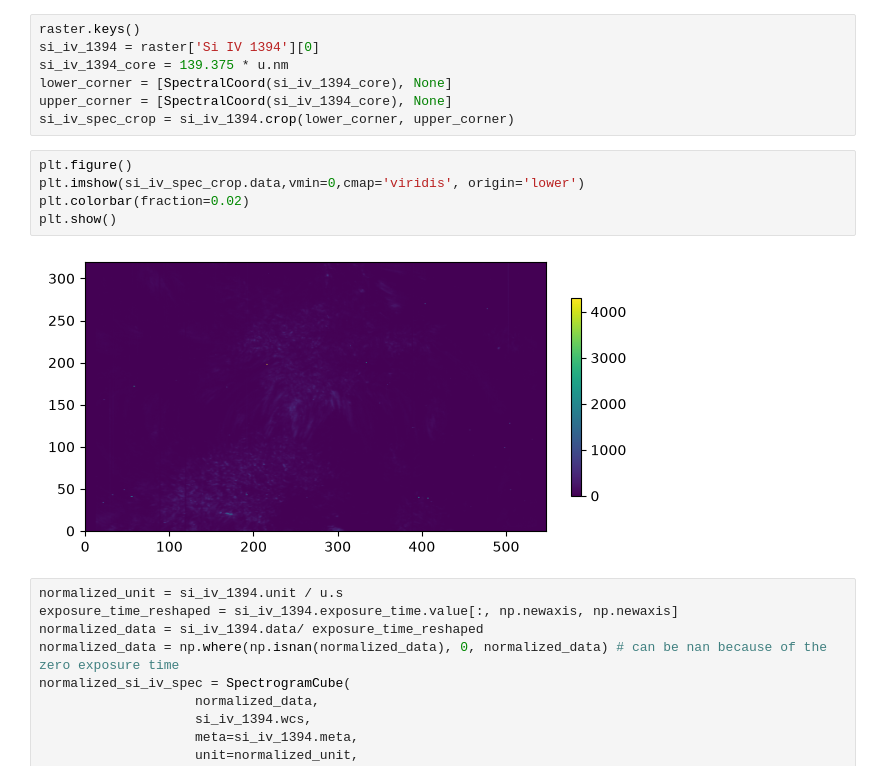
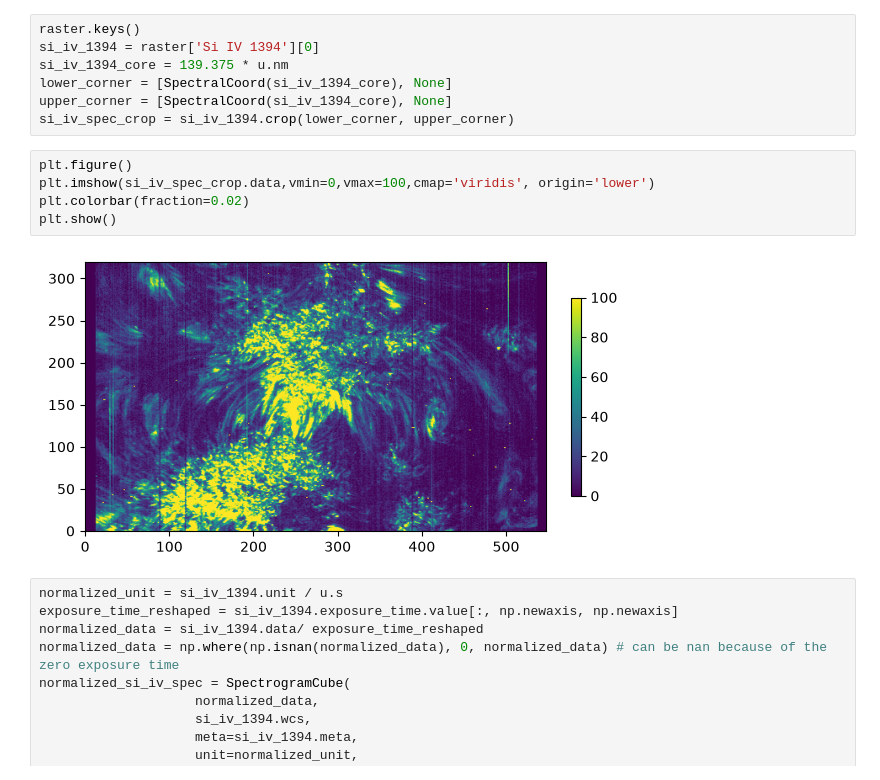
Before and after one commit to souvikita/muse_validation_pipeline, a Jupyter notebook: museval/working_codes/ar_fit_analysis.ipynb, the cells around one changed output. Drawn from its saved outputs; the diff is of its cells as text.

```diff
--- a/museval/working_codes/ar_fit_analysis.ipynb
+++ b/museval/working_codes/ar_fit_analysis.ipynb
@@ -45,11 +47,11 @@ upper_corner = [SpectralCoord(si_iv_1394_core), None]
 si_iv_spec_crop = si_iv_1394.crop(lower_corner, upper_corner)
 # %%
 plt.figure()
-plt.imshow(si_iv_spec_crop.data,vmin=0,cmap='viridis', origin='lower')
+plt.imshow(si_iv_spec_crop.data,vmin=0,vmax=100,cmap='viridis', origin='lower')
 plt.colorbar(fraction=0.02)
 plt.show()
 # %% [output]
-[figure, old version]
+[figure, new version]
 # %%
 normalized_unit = si_iv_1394.unit / u.s
 exposure_time_reshaped = si_iv_1394.exposure_time.value[:, np.newaxis, np.newaxis]
```
Also changed, not shown: parts of 18 cells of this notebook.
